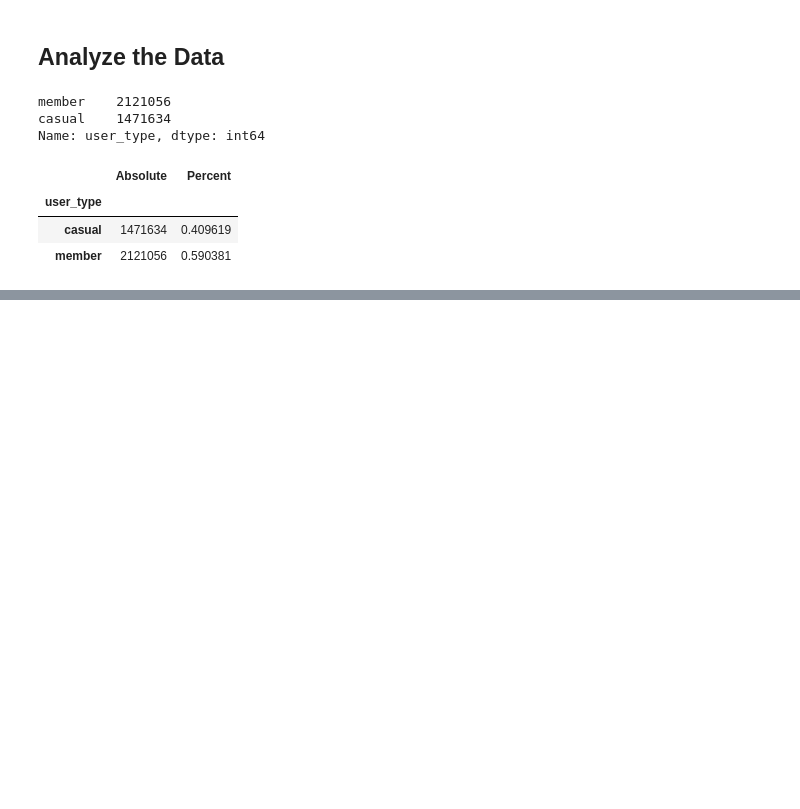
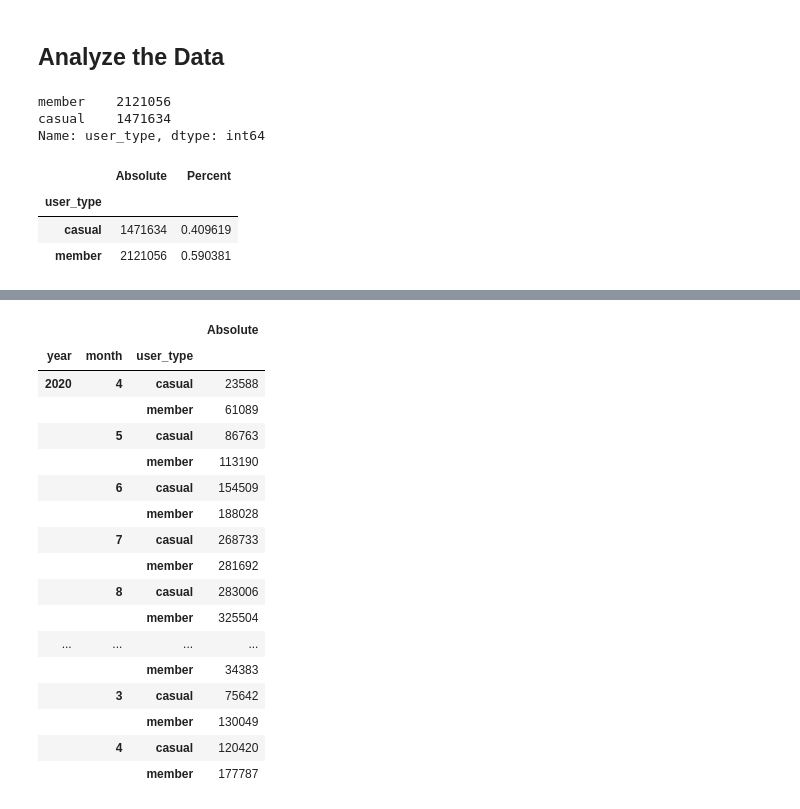
Before and after one commit to danielsaiger1/Data_Analytics, a Jupyter notebook: cyclistic-exploratory-data-analysis-python.ipynb, the cells around one changed output, grey strips where cells are left out. Saved outputs shown, nothing was run; the diff lists cells and outputs as text; code cells hidden in the pictures; blank space fills up the shorter version.

```diff
--- a/cyclistic-exploratory-data-analysis-python.ipynb
+++ b/cyclistic-exploratory-data-analysis-python.ipynb
@@ -240,0 +249,23 @@ ax.barh(names, counts, align='center', color = ['#023047', '#ffb703'])
+# %%
+df.groupby(['year', 'month', 'user_type']).agg(
+    Absolute = ("user_type", lambda y: y.value_counts().sum())
+)
+# %% [output]
+|  |  |  | Absolute |
+| year | month | user_type |  |
+| 2020 | 4 | casual | 23588 |
+|  |  | member | 61089 |
+|  | 5 | casual | 86763 |
+|  |  | member | 113190 |
+|  | 6 | casual | 154509 |
+|  |  | member | 188028 |
+|  | 7 | casual | 268733 |
+|  |  | member | 281692 |
+|  | 8 | casual | 283006 |
+|  |  | member | 325504 |
+| ... | ... | ... | ... |
+|  |  | member | 34383 |
+|  | 3 | casual | 75642 |
+|  |  | member | 130049 |
+|  | 4 | casual | 120420 |
+|  |  | member | 177787 |
```
Also changed, not shown: parts of 7 cells of this notebook.
